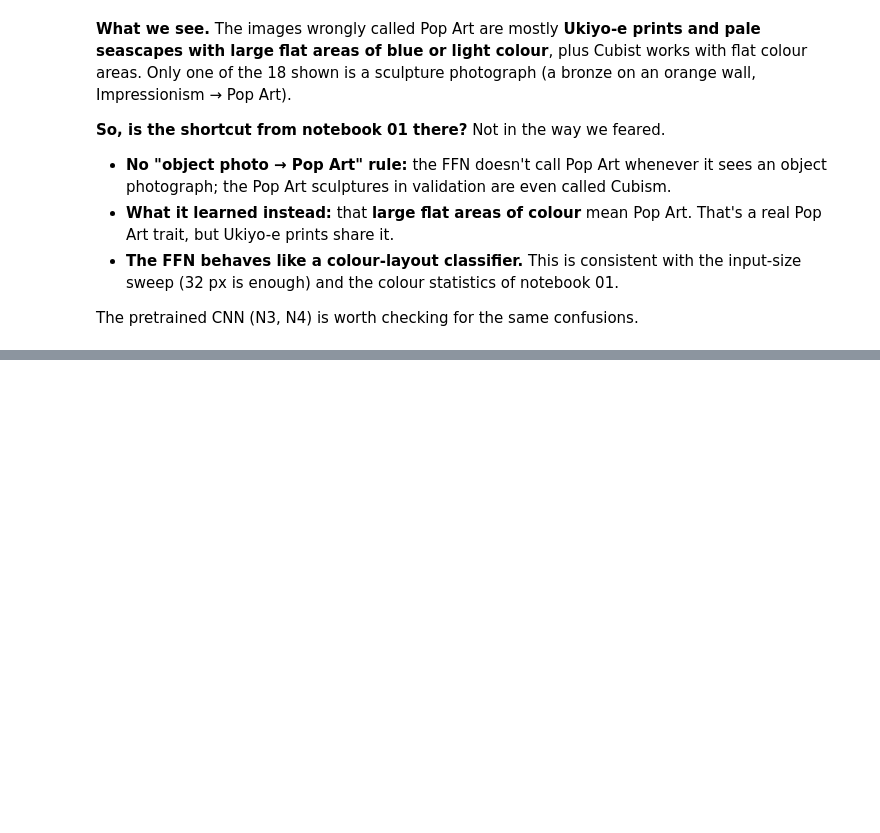
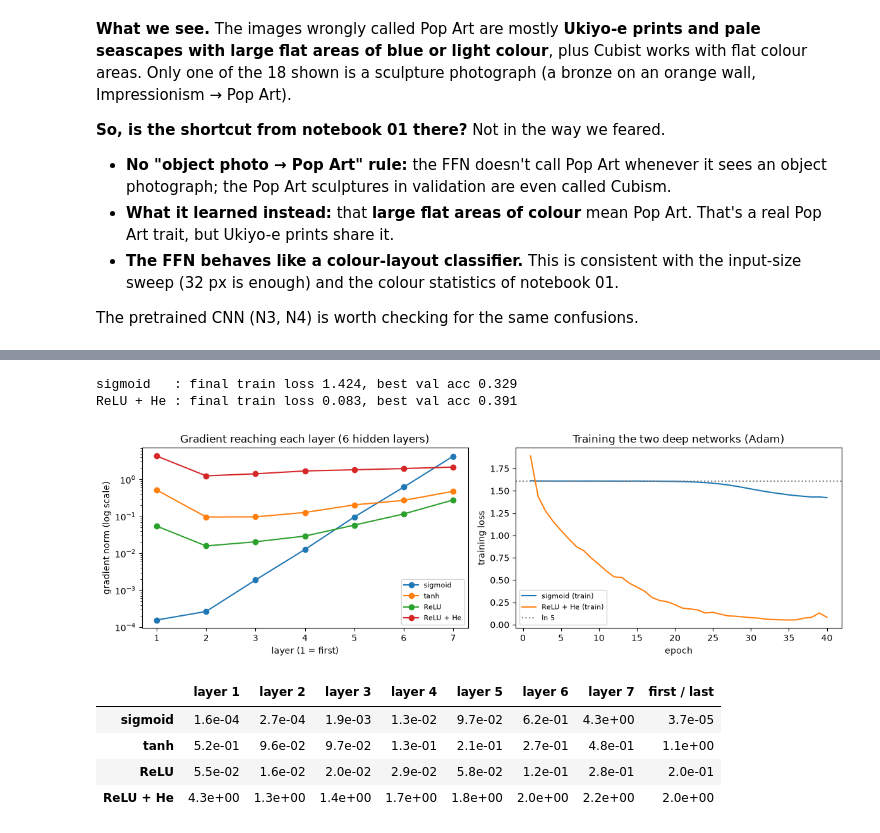
Before and after one commit to anthonyrascle43-stack/Neural-Network-Project, a Jupyter notebook: notebooks/03_diagnosis.ipynb, the cells around one changed output, grey strips where cells are left out. Cells and saved outputs as stored; diff of their text form; code cells hidden in the pictures; blank space fills up the shorter version.

```diff
--- a/notebooks/03_diagnosis.ipynb
+++ b/notebooks/03_diagnosis.ipynb
@@ -660,0 +679,52 @@ The pretrained CNN (N3, N4) is worth checking for the same confusions.
+# %%
+xb_fixed, yb_fixed = next(iter(DataLoader(clean_train[SIZE].dataset, batch_size=256)))
+ACTIVATIONS = {"sigmoid": (nn.Sigmoid, None), "tanh": (nn.Tanh, None), "ReLU": (nn.ReLU, None),
+               "ReLU + He": (nn.ReLU, "he")}
+norms = {}
+for name, (activation, init) in ACTIVATIONS.items():
+    torch.manual_seed(0)
+    deep = make_mlp(6, activation)
+    if init:
+        init_weights(deep, init)
+    norms[name] = layer_grad_norms(deep, xb_fixed, yb_fixed)
+grad_table = pd.DataFrame(norms, index=[f"layer {i}" for i in range(1, 8)]).T
+grad_table["first / last"] = grad_table["layer 1"] / grad_table["layer 7"]
+
+EPOCHS_DEEP = 8 if FAST_RUN else 40
+deep_histories = {}
+for name in ["sigmoid", "ReLU + He"]:
+    activation, init = ACTIVATIONS[name]
+    torch.manual_seed(0)
+    deep = make_mlp(6, activation)
+    if init:
+        init_weights(deep, init)
+    train_dl, val_dl, _, _ = get_loaders(img_size=SIZE, batch_size=BATCH_SIZE, seed=0)
+    deep_histories[name] = fit(deep, train_dl, val_dl, loss_fn, torch.optim.Adam(deep.parameters(), lr=LR),
+                               EPOCHS_DEEP, device, verbose=False)
+    h = deep_histories[name]
+    print(f"{name:10s}: final train loss {h['train_loss'][-1]:.3f}, best val acc {max(h['val_acc']):.3f}")
+
+fig, axes = plt.subplots(1, 2, figsize=(12, 3.8))
+for name, values in norms.items():
+    axes[0].plot(range(1, 8), values, marker="o", label=name)
+axes[0].set(yscale="log", xlabel="layer (1 = first)", ylabel="gradient norm (log scale)",
+            title="Gradient reaching each layer (6 hidden layers)")
+axes[0].legend(fontsize=8)
+for name, h in deep_histories.items():
+    axes[1].plot(range(1, len(h["train_loss"]) + 1), h["train_loss"], label=f"{name} (train)")
+axes[1].axhline(math.log(5), color="grey", ls=":", label="ln 5")
+axes[1].set(xlabel="epoch", ylabel="training loss", title="Training the two deep networks (Adam)")
+axes[1].legend(fontsize=8)
+fig.tight_layout()
+fig.savefig(FIG_DIR / "03_gradient_health.png", dpi=150, bbox_inches="tight")
+plt.show()
+grad_table.map("{:.1e}".format)
+# %% [output]
+sigmoid   : final train loss 1.424, best val acc 0.329
+ReLU + He : final train loss 0.083, best val acc 0.391
+[figure, added]
+|  | layer 1 | layer 2 | layer 3 | layer 4 | layer 5 | layer 6 | layer 7 | first / last |
+| sigmoid | 1.6e-04 | 2.7e-04 | 1.9e-03 | 1.3e-02 | 9.7e-02 | 6.2e-01 | 4.3e+00 | 3.7e-05 |
+| tanh | 5.2e-01 | 9.6e-02 | 9.7e-02 | 1.3e-01 | 2.1e-01 | 2.7e-01 | 4.8e-01 | 1.1e+00 |
+| ReLU | 5.5e-02 | 1.6e-02 | 2.0e-02 | 2.9e-02 | 5.8e-02 | 1.2e-01 | 2.8e-01 | 2.0e-01 |
+| ReLU + He | 4.3e+00 | 1.3e+00 | 1.4e+00 | 1.7e+00 | 1.8e+00 | 2.0e+00 | 2.2e+00 | 2.0e+00 |
```
Also changed, not shown: parts of 12 cells of this notebook, 4 other files.
